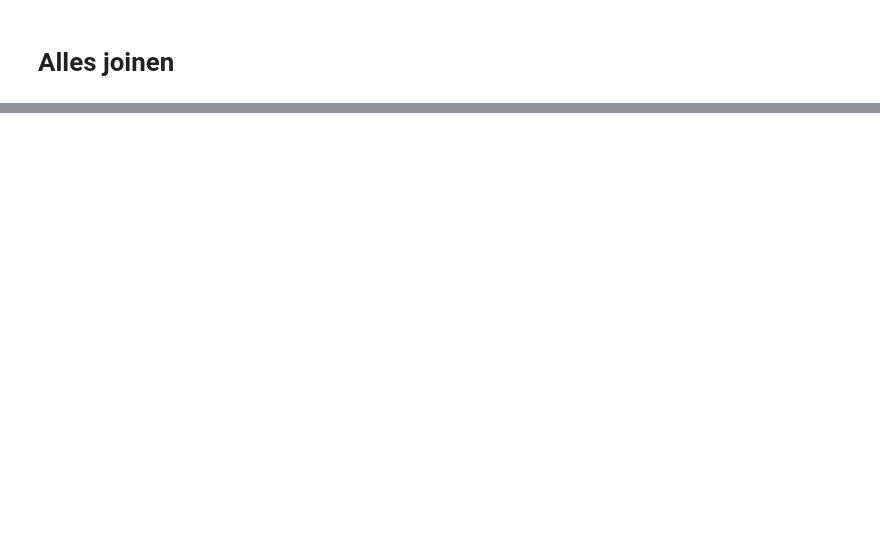
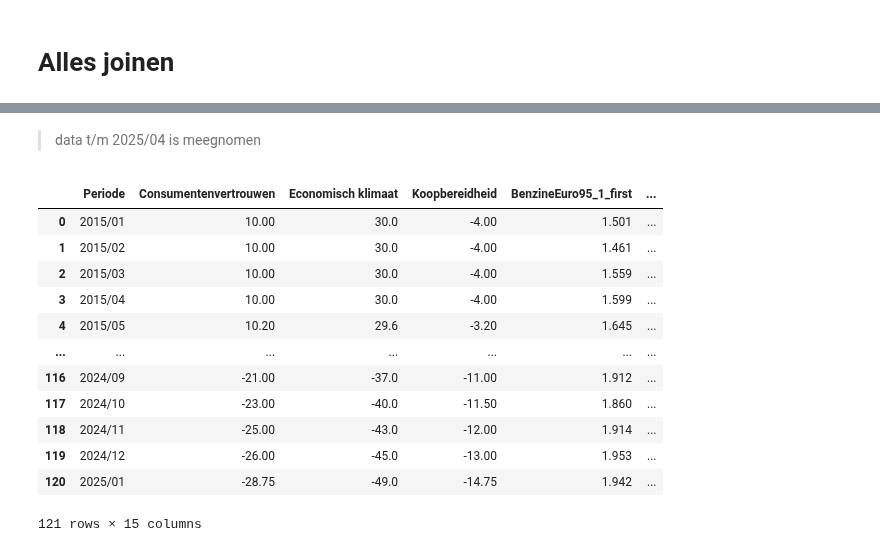
Before and after one commit to DylanHaaz/Tryhard, a Jupyter notebook: Code/Data exploration/Versie 1/Datainladen_1_.IPYNB, the cells around one changed output, grey strips where cells are left out. Drawn from its saved outputs; the diff is of its cells as text; code cells hidden in the pictures; blank space fills up the shorter version.

```diff
--- a/Code/Data exploration/Versie 1/Datainladen_1_.IPYNB
+++ b/Code/Data exploration/Versie 1/Datainladen_1_.IPYNB
@@ -363,0 +472,19 @@ display(df_joined)
+# %% [markdown]
+> data t/m  2025/04  is meegnomen
+# %%
+df_joined = df_joined[df_joined['Periode'] <= '2025/01']
+display(df_joined)
+# %% [output]
+|  | Periode | Consumentenvertrouwen | Economisch klimaat | Koopbereidheid | BenzineEuro95_1_first | ... |
+| 0 | 2015/01 | 10.00 | 30.0 | -4.00 | 1.501 | ... |
+| 1 | 2015/02 | 10.00 | 30.0 | -4.00 | 1.461 | ... |
+| 2 | 2015/03 | 10.00 | 30.0 | -4.00 | 1.559 | ... |
+| 3 | 2015/04 | 10.00 | 30.0 | -4.00 | 1.599 | ... |
+| 4 | 2015/05 | 10.20 | 29.6 | -3.20 | 1.645 | ... |
+| ... | ... | ... | ... | ... | ... | ... |
+| 116 | 2024/09 | -21.00 | -37.0 | -11.00 | 1.912 | ... |
+| 117 | 2024/10 | -23.00 | -40.0 | -11.50 | 1.860 | ... |
+| 118 | 2024/11 | -25.00 | -43.0 | -12.00 | 1.914 | ... |
+| 119 | 2024/12 | -26.00 | -45.0 | -13.00 | 1.953 | ... |
+| 120 | 2025/01 | -28.75 | -49.0 | -14.75 | 1.942 | ... |
+121 rows × 15 columns
```
Also changed, not shown: parts of 18 cells of this notebook.
